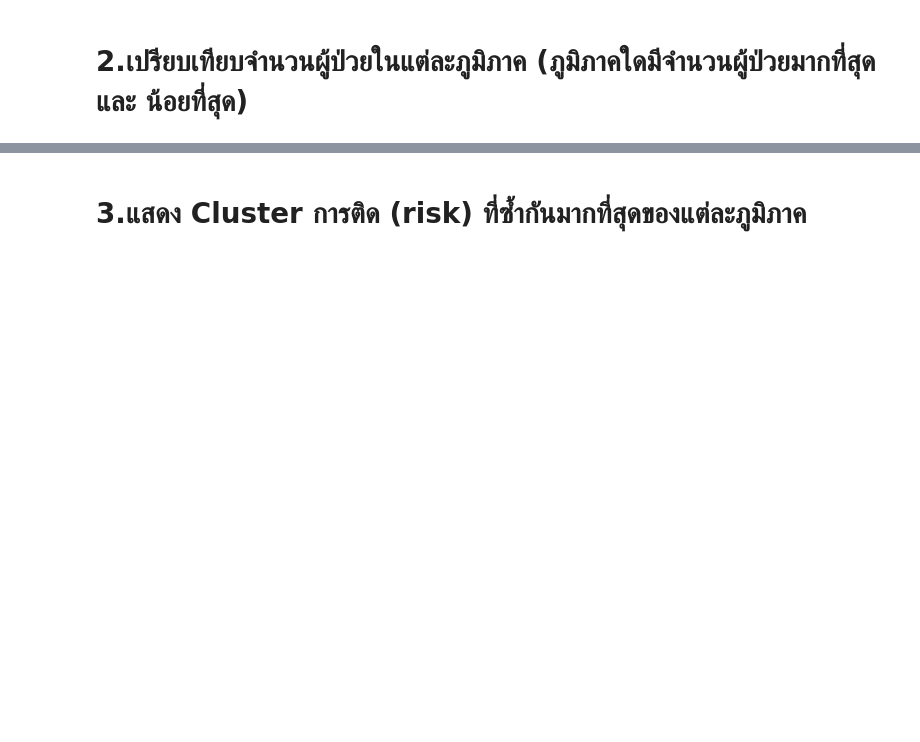
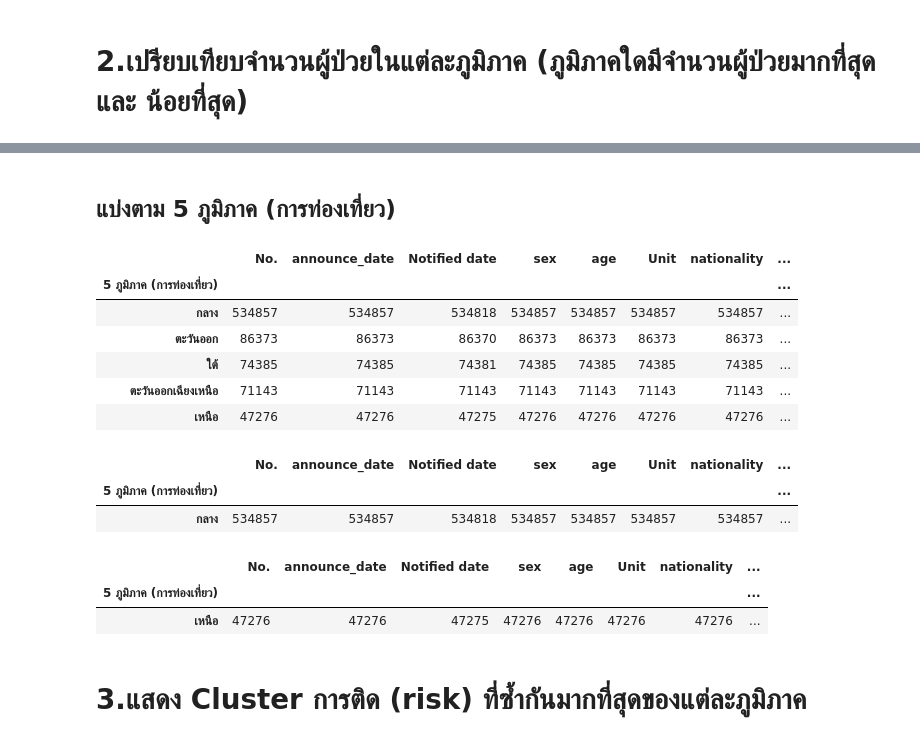
Before and after one commit to ThanikPimpiban/data_viz_2022, a Jupyter notebook: BasicPython&DataViz_midterm2022.ipynb, the cells around one changed output, grey strips where cells are left out. Saved outputs shown, nothing was run; the diff lists cells and outputs as text; code cells hidden in the pictures; blank space fills up the shorter version.

```diff
--- a/BasicPython&DataViz_midterm2022.ipynb
+++ b/BasicPython&DataViz_midterm2022.ipynb
@@ -403,2 +485,30 @@ print(f'ภูมิภาคที่มีจำนวนผู้ป่วย
+# %% [markdown]
+## แบ่งตาม 5 ภูมิภาค (การท่องเที่ยว)
+# %%
+df_2_4 = df.groupby('5 ภูมิภาค (การท่องเที่ยว)').count()
+df_2_4_sort= df_2_4.sort_values(by='No.',ascending=False)
+df_2_4_sort
+# %% [output]
+|  | No. | announce_date | Notified date | sex | age | Unit | nationality | ... |
+| 5 ภูมิภาค (การท่องเที่ยว) |  |  |  |  |  |  |  | ... |
+| กลาง | 534857 | 534857 | 534818 | 534857 | 534857 | 534857 | 534857 | ... |
+| ตะวันออก | 86373 | 86373 | 86370 | 86373 | 86373 | 86373 | 86373 | ... |
+| ใต้ | 74385 | 74385 | 74381 | 74385 | 74385 | 74385 | 74385 | ... |
+| ตะวันออกเฉียงเหนือ | 71143 | 71143 | 71143 | 71143 | 71143 | 71143 | 71143 | ... |
+| เหนือ | 47276 | 47276 | 47275 | 47276 | 47276 | 47276 | 47276 | ... |
+# %%
+max4= df_2_4_sort.sort_values(by='No.',ascending=False).head(1)
+max4
+# %% [output]
+|  | No. | announce_date | Notified date | sex | age | Unit | nationality | ... |
+| 5 ภูมิภาค (การท่องเที่ยว) |  |  |  |  |  |  |  | ... |
+| กลาง | 534857 | 534857 | 534818 | 534857 | 534857 | 534857 | 534857 | ... |
+# %%
+min4= df_2_4_sort.sort_values(by='No.',ascending=True).head(1)
+min4
+# %% [output]
+|  | No. | announce_date | Notified date | sex | age | Unit | nationality | ... |
+| 5 ภูมิภาค (การท่องเที่ยว) |  |  |  |  |  |  |  | ... |
+| เหนือ | 47276 | 47276 | 47275 | 47276 | 47276 | 47276 | 47276 | ... |
 # %% [markdown]
 # 3.แสดง Cluster การติด (risk) ที่ซ้ำกันมากที่สุดของแต่ละภูมิภาค
```
Also changed, not shown: parts of 80 cells of this notebook.
